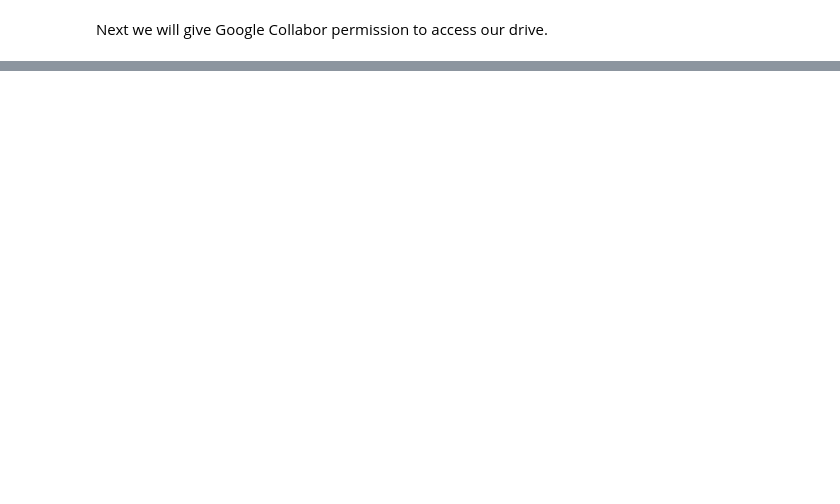
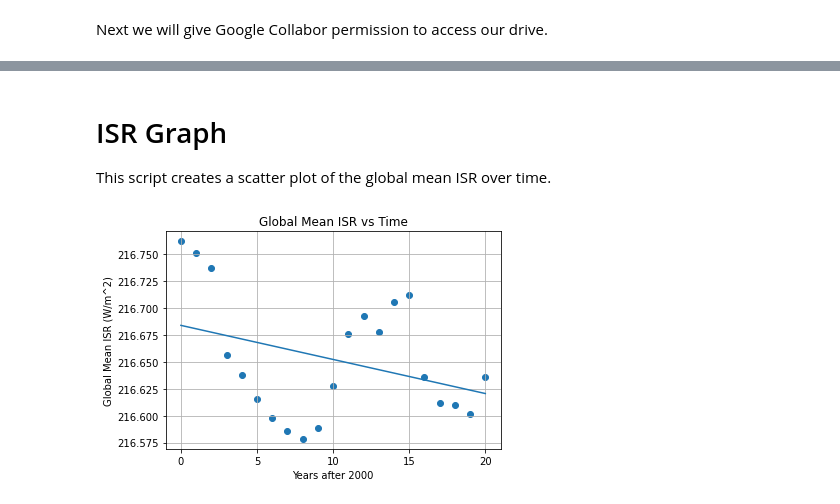
Before and after one commit to anthopper/meteorology, a Jupyter notebook: Meteorology_Explorations.ipynb, the cells around one changed output, grey strips where cells are left out. Cells and saved outputs as stored; diff of their text form; code cells hidden in the pictures; blank space fills up the shorter version.

```diff
--- a/Meteorology_Explorations.ipynb
+++ b/Meteorology_Explorations.ipynb
@@ -60,0 +69,62 @@ drive.mount('/content/drive')
+# %% [markdown]
+# ISR Graph
+This script creates a scatter plot of the global mean ISR over time.
+# %%
+# Open the dataset file
+fileObj = sp.NetCDFFile('/content/drive/Shared drives/Research Project Data/CERES_EBAF-TOA_Ed4.1_Subset_200003-202111.nc', 'r')
+
+# Make variables to store all the ISR and latitude values
+ISR = fileObj.variables['solar_mon'][:]
+lat = fileObj.variables['lat'][:]
+
+# Calculate how many full years of data is in the dataset
+numYears = ISR.shape[0] // 12
+
+# Create an array that stores a value for each year after 2000, with the year 2000 at index 0
+years = np.arange(numYears)
+
+# Create an array, with 0s as placeholders, that will be used to store the global mean ISR of each year
+yearlyGlobalMeanISR = np.zeros(numYears)
+
+# Loop through each year and calculate the global mean ISR during that time
+for i in range(numYears):
+    # Store 12 months of ISR data
+    oneYearISR = ISR[i*12:i*12+12, :, :]
+
+    # Average the data at each location across all 12 months
+    meanYearISR = oneYearISR.mean(axis=0)
+
+    # Average the data all longitude coordinates
+    meanYearLonISR = meanYearISR.mean(axis=1)
+
+    # Weight the data depending on its latitude coordinates, with data from locations farther from the equator given less weight since it represents a smaller area
+    for j in range(lat.shape[0]):
+        meanYearLonISR[j] *= np.cos(lat[j] * np.pi/180)
+
+    # Average the data across all latitude coordinates
+    yearlyGlobalMeanISR[i] = meanYearLonISR.mean(axis=0)
+
+# Calculate the slope, y-intercept, and correlation coefficient of the best-fit line through the ISR-vs-time points
+m, b = np.polyfit(years, yearlyGlobalMeanISR, 1)
+r = np.corrcoef(years, yearlyGlobalMeanISR)[0,1]
+
+# Create a scatter plot of the global mean ISR values over time, and then plot the best-fit line through the points
+plt.scatter(years, yearlyGlobalMeanISR)
+plt.plot(years, m * years + b)
+
+# Adjust the viewing window of the graph, and place a text box containing the equation of the best-fit line and value of the correlation coefficient. Un-comment the next two lines by deleting the '#'s for this to take effect.
+#plt.axis([0, 20, 0, 400])
+#plt.text(10, 50, 'ISR = ' + f'{m:.4g}' + '*t + ' + f'{b:.4g}' + '\nr = ' + f'{r:.4g}')
+
+# Add a title and labels to the horizontal and vertical axes. Then adjust how many ticks are on the horizontal axis and add gridlines.
+plt.title('Global Mean ISR vs Time')
+plt.xlabel('Years after 2000')
+plt.ylabel('Global Mean ISR (W/m^2)')
+plt.locator_params(axis='x', nbins=5)
+plt.grid()
+
+# Save a PNG image of the graph
+
+plt.savefig('ISR_Graph', bbox_inches='tight', dpi=200)
+# %% [output]
+[figure, added]
```
Also changed, not shown: parts of 28 cells of this notebook.
